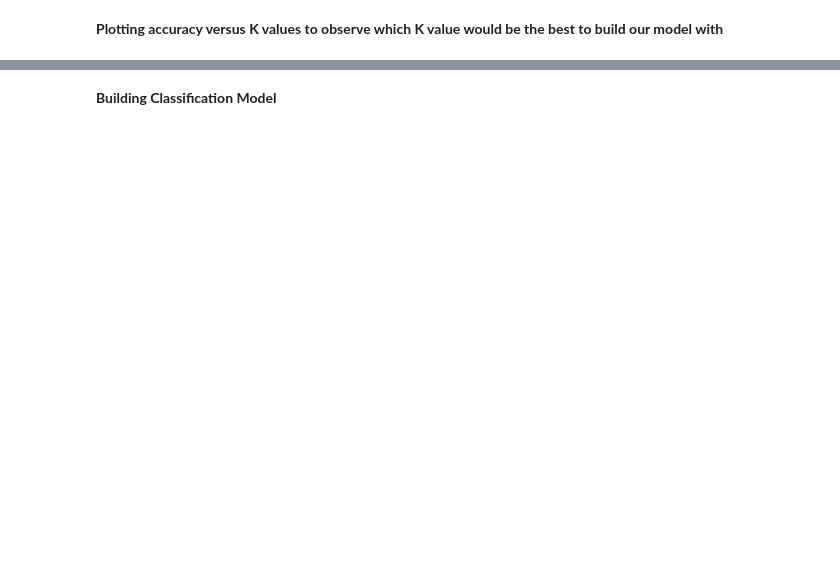
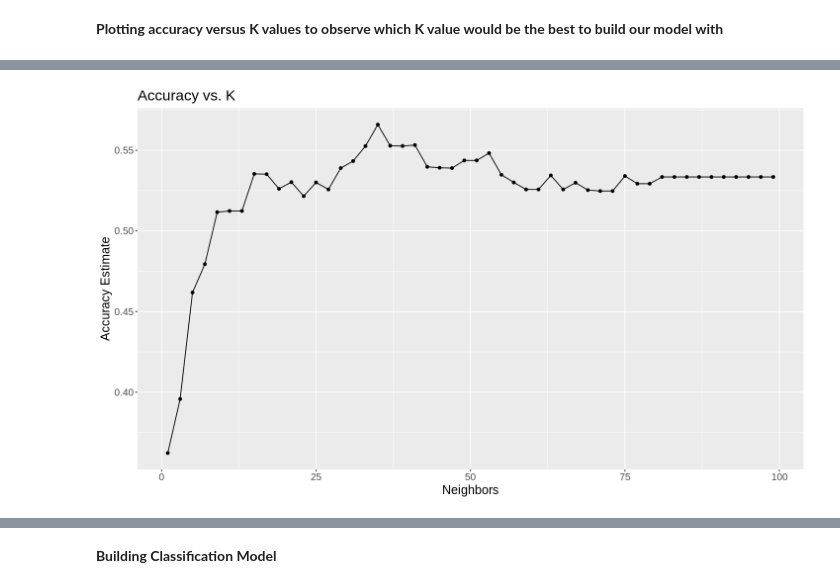
Before and after one commit to Wuliao-mao/DSCI-Project-10, a Jupyter notebook: Final Project.ipynb, the cells around one changed output, grey strips where cells are left out. Saved outputs shown, nothing was run; the diff lists cells and outputs as text; code cells hidden in the pictures; blank space fills up the shorter version.

```diff
--- a/Final Project.ipynb
+++ b/Final Project.ipynb
@@ -406,0 +461,4 @@ age_vs_rbps_plot
+# %%
+heart_recipe_chol_age <- recipe(num ~ chol + age, data = patients_train) %>%
+    step_scale(all_predictors()) %>%
+    step_center(all_predictors())
@@ -445,0 +575,11 @@ accuracy_vs_k
+# %%
+accuracy_vs_k_chol_age <- ggplot(accuracies_chol_age, aes(x = neighbors, y = mean)) +
+                  geom_point() +
+                  geom_line() +
+                  labs(x = "Neighbors", y = "Accuracy Estimate") +
+                  theme(text = element_text(size = 15)) +
+                  ggtitle("Accuracy vs. K")
+
+accuracy_vs_k_chol_age
+# %% [output]
+[figure, added]
```
Also changed, not shown: parts of 34 cells of this notebook.
